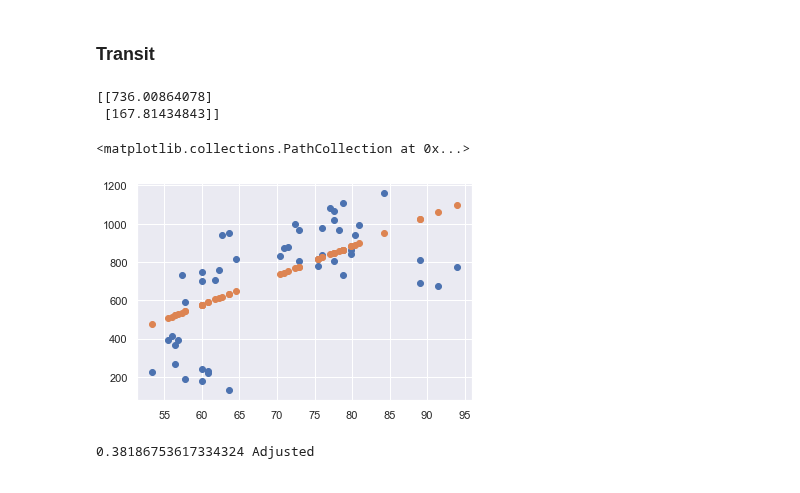
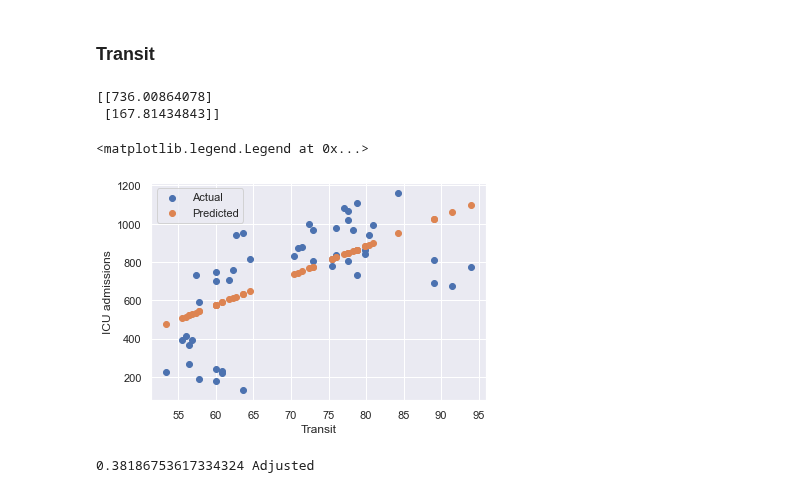
Before and after one commit to clash9529/DDW_Task2, a Jupyter notebook: predict_icu_admission.ipynb, the cells around one changed output. Saved outputs shown, nothing was run; the diff lists cells and outputs as text; code cells hidden in the pictures.

```diff
--- a/predict_icu_admission.ipynb
+++ b/predict_icu_admission.ipynb
@@ -192,32 +199,35 @@ print(a_r2, "Adjusted")
 # %%
 # Transit
 df_features_train, df_features_test, df_target_train, df_target_test = split_data(df_feature_transit, df_target)
 
 # normalize features
 df_features_train_z = normalize_z(df_features_train)
 
 # change to numpy array and append column for feature
 X = prepare_feature(df_features_train_z)
 target = prepare_target(df_target_train)
 
 iterations = 1500
 alpha = 0.01
 beta = np.zeros((2,1))
 
 # call gradient_descent() function
 beta, J_storage = gradient_descent(X, target, beta, alpha, iterations)
 
 print(beta)
 pred = predict(df_features_test, beta)
 
 sns.set()
-plt.scatter(df_features_test["Transit"], df_target_test)
-plt.scatter(df_features_test["Transit"], pred)
+plt.scatter(df_features_test["Transit"], df_target_test, label="Actual")
+plt.scatter(df_features_test["Transit"], pred, label="Predicted")
+plt.ylabel("ICU admissions")
+plt.xlabel("Transit")
+plt.legend()
 # %% [output]
 [[736.00864078]
  [167.81434843]]
-<matplotlib.collections.PathCollection at 0x...>
+<matplotlib.legend.Legend at 0x...>
-[figure, old version]
+[figure, new version]
 # %%
 # TESTS
 target = prepare_target(df_target_test)
```
Also changed, not shown: parts of 9 cells of this notebook.
